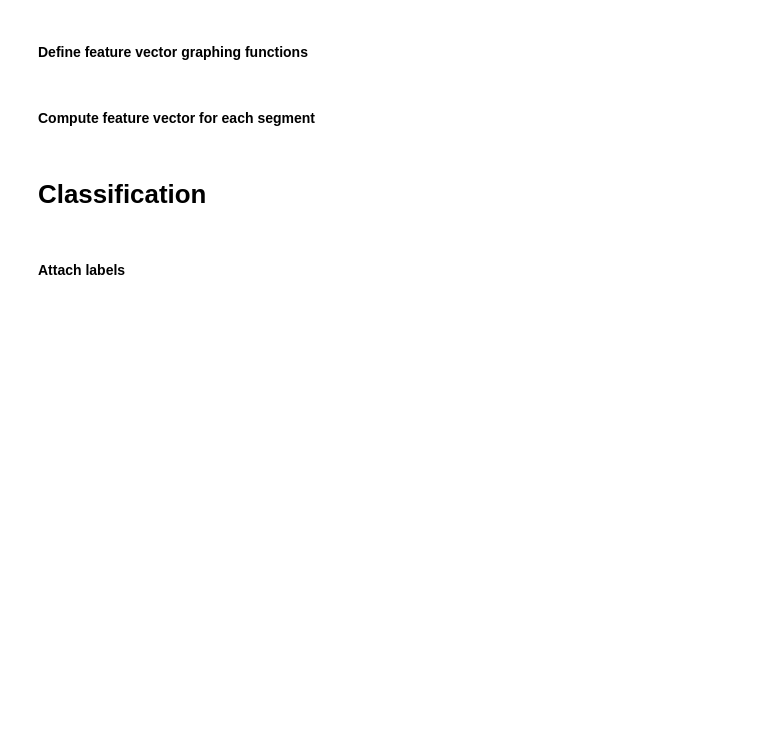
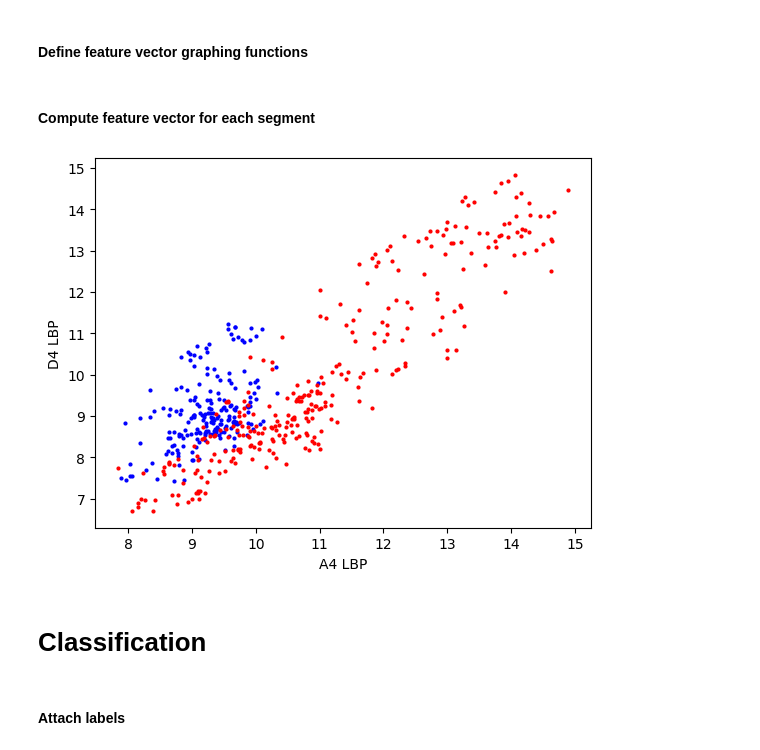
Before and after one commit to byung806/EEG-Classification, a Jupyter notebook: plot_eeg.ipynb, the cells around one changed output. Drawn from its saved outputs; the diff is of its cells as text; code cells hidden in the pictures; blank space fills up the shorter version.

```diff
--- a/plot_eeg.ipynb
+++ b/plot_eeg.ipynb
@@ -31,6 +26,12 @@ def get_data_bonn(sets_to_read: list, time_segments: int, time_points: int) -> d
     """
     Returns data for all specified sets from the Bonn University dataset
     Data returned is in a dictionary with set letters as keys and 3d numpy arrays (time_segments, channels, time_points) as values
+
+    Sets A and B are from healthy patients, while Sets C, D, and E are from epileptic patients.
+
+    Sets C and D are seizure-free segments while set E is during a seizure.
+
+    Each set contains 100 single-channel EEG segments of 23.6-sec duration. The EEGs were recorded at a sampling rate of 173.61 Hz with 12-bit resolution over a 10 mV range.
     """
     data = dict()
 
@@ -49,7 +50,7 @@ def get_data_bonn(sets_to_read: list, time_segments: int, time_points: int) -> d
 
         set_letter_alternate = sets_to_file_prefixes[set]
 
-        set_data = np.zeros((time_segments, channels, time_points))
+        set_data = np.zeros((time_segments, 1, time_points))
         for i in range(time_segments):
             filename = f'data/bonn/SET {set}/{set_letter_alternate}{str(i+1).zfill(3)}.txt'
             z = np.loadtxt(filename)
@@ -58,10 +59,3 @@ def get_data_bonn(sets_to_read: list, time_segments: int, time_points: int) -> d
         data[set] = set_data
 
     return data
-
-time_segments, channels, time_points = 100, 1, 4096
-freq = 173.61
-
-sets_to_use = ['A', 'B', 'C', 'D', 'E']
-data_all_sets = get_data_bonn(sets_to_use, time_segments=time_segments, time_points=time_points)
-print(data_all_sets['A'].shape)
@@ -89,16 +124,17 @@ for set in sets_to_use:
 #### Filtering
 # %%
 for set in raws_all_sets:
+    # if set != 'A': break
     for i, time_segment in enumerate(raws_all_sets[set]):
+        # if i > 0: break
         # raws_all_sets[set][i].copy().compute_psd().plot()
 
         # raws_all_sets[set][i].copy().plot(duration=5, n_channels=15, scalings=500)
 
         raws_all_sets[set][i] = raws_all_sets[set][i].notch_filter(freqs=50)
-        raws_all_sets[set][i] = raws_all_sets[set][i].filter(l_freq=0.1, h_freq=50)
+        raws_all_sets[set][i] = raws_all_sets[set][i].filter(l_freq=1, h_freq=50, filter_length=4095)
 
         data_all_sets[set][i] = raws_all_sets[set][i]._data
 
         # raws_all_sets[set][i].copy().compute_psd().plot();
         # raws_all_sets[set][i].copy().plot(duration=5, n_channels=15, scalings=500);
-print(data_all_sets['A'].shape)
@@ -234,8 +274,8 @@ def get_feature(
 
 
 def graph_feature_vectors(feature_vectors_all_sets: dict[str, np.ndarray], band_x: BandType, band_y: BandType, feature: FeatureType, flatten_channels=False, graph_individual_channels: bool = False):
-    colors = ['blue', 'green', 'yellow', 'red', 'black']
-    # colors = ['blue', 'blue', 'blue', 'green', 'green']
+    # colors = ['blue', 'green', 'yellow', 'red', 'black']
+    colors = ['blue', 'blue', 'red', 'red', 'red']
 
     # Loop through each available set
     for i, set in enumerate(feature_vectors_all_sets):
@@ -266,35 +306,39 @@ def graph_feature_vectors(feature_vectors_all_sets: dict[str, np.ndarray], band_
                         feature_vector[0], band=band_y, feature=feature)
                 plt.scatter(x, y, color=colors[i], s=4)
 
+    plt.xlabel(f'{band_x} {feature}')
+    plt.ylabel(f'{band_y} {feature}')
     plt.show()
 # %% [markdown]
 #### Compute feature vector for each segment
 # %%
 # set → ndarray shape (# tsegments, # channels, 25) or (# tsegments, # channels * 25)
 feature_vectors_all_sets: dict[str, np.ndarray] = {}
 flatten_channels = True
 
 for set in data_all_sets:
     tsegments = data_all_sets[set]   # shape (# tsegments, # channels, 4096)
 
     segment_feature_vectors = []
     for segment_data in tsegments:  # shape (# channels, 4096)
         # Perform discrete wavelet transform on data
         dwt_outputs = discrete_wavelet_transform(
             data=segment_data)   # shape (# channels, <4096)
 
         # 5 features are extracted (LBP, SD, var, kur, SE) from each DWT-extracted freq band
         outputs = np.hstack([compute_features(dwt_output)
                             for dwt_output in dwt_outputs])  # (# channels, 25)
         if flatten_channels:
             segment_feature_vectors.append(
                 outputs.flatten())  # shape (# channels * 25)
         else:
             segment_feature_vectors.append(outputs)  # shape (# channels, 25)
 
     feature_vectors_all_sets[set] = np.array(segment_feature_vectors)
 
-# graph_feature_vectors(feature_vectors_all_sets, band_x='A4', band_y='D4', feature='LBP', flatten_channels=flatten_channels, graph_individual_channels=True)   # A4 = delta = 0.1-4 Hz, D4 = theta = 4-8 Hz
+graph_feature_vectors(feature_vectors_all_sets, band_x='A4', band_y='D4', feature='LBP', flatten_channels=flatten_channels, graph_individual_channels=True)   # A4 = delta = 0.1-4 Hz, D4 = theta = 4-8 Hz
+# %% [output]
+[figure, added]
 # %% [markdown]
 # Classification
 # %% [markdown]
```
Also changed, not shown: parts of 11 cells of this notebook, 1 other file.
